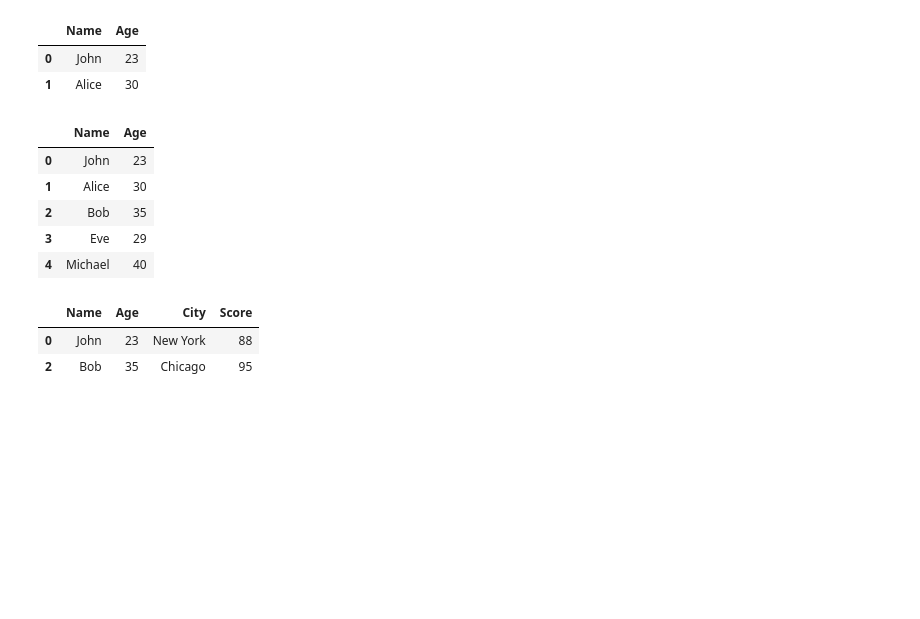
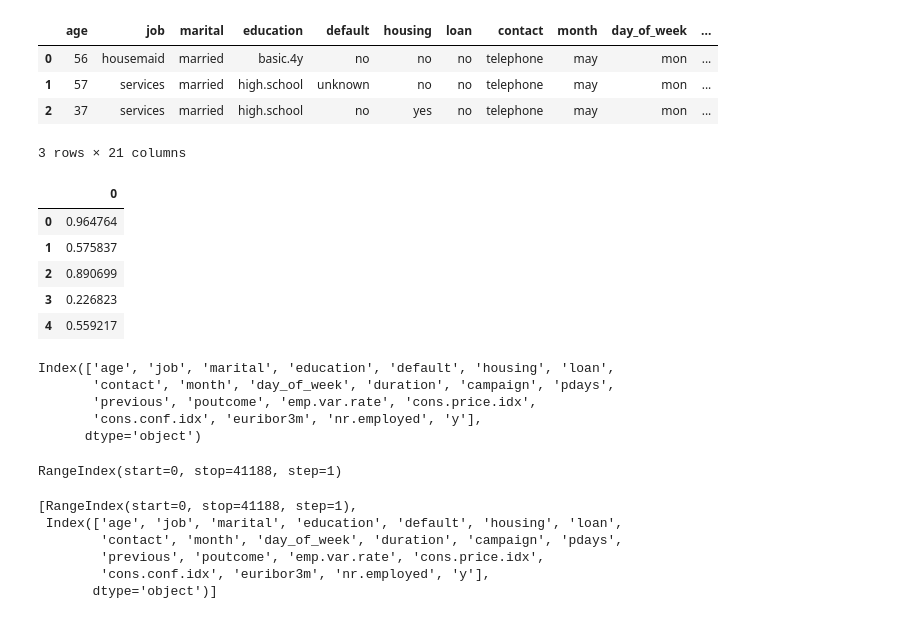
Before and after one commit to Mayurgohane/Python-Practice, a Jupyter notebook: 10 Oct.ipynb, the cells around one changed output. Cells and saved outputs as stored; diff of their text form; code cells hidden in the pictures; blank space fills up the shorter version.

```diff
--- a/10 Oct.ipynb
+++ b/10 Oct.ipynb
@@ -579,22 +0,0 @@ df = pd.DataFrame(data)
-# %%
-a = df.iloc[:2,:2]
-a
-# %% [output]
-|  | Name | Age |
-| 0 | John | 23 |
-| 1 | Alice | 30 |
-# %%
-df[['Name','Age']]
-# %% [output]
-|  | Name | Age |
-| 0 | John | 23 |
-| 1 | Alice | 30 |
-| 2 | Bob | 35 |
-| 3 | Eve | 29 |
-| 4 | Michael | 40 |
-# %%
-df.loc[[0,2]]
-# %% [output]
-|  | Name | Age | City | Score |
-| 0 | John | 23 | New York | 88 |
-| 2 | Bob | 35 | Chicago | 95 |
@@ -600,0 +4,41 @@ df.loc[[0,2]]
+# %%
+df = pd.read_csv('bank-additional-full.csv', sep=';')
+df.head(3)
+# %% [output]
+|  | age | job | marital | education | default | housing | loan | contact | month | day_of_week | ... |
+| 0 | 56 | housemaid | married | basic.4y | no | no | no | telephone | may | mon | ... |
+| 1 | 57 | services | married | high.school | unknown | no | no | telephone | may | mon | ... |
+| 2 | 37 | services | married | high.school | no | yes | no | telephone | may | mon | ... |
+3 rows × 21 columns
+# %%
+a = np.random.rand(5)
+b = pd.DataFrame(a)
+b
+# %% [output]
+|  | 0 |
+| 0 | 0.964764 |
+| 1 | 0.575837 |
+| 2 | 0.890699 |
+| 3 | 0.226823 |
+| 4 | 0.559217 |
+# %%
+df.columns
+# %% [output]
+Index(['age', 'job', 'marital', 'education', 'default', 'housing', 'loan',
+       'contact', 'month', 'day_of_week', 'duration', 'campaign', 'pdays',
+       'previous', 'poutcome', 'emp.var.rate', 'cons.price.idx',
+       'cons.conf.idx', 'euribor3m', 'nr.employed', 'y'],
+      dtype='object')
+# %%
+df.index
+# %% [output]
+RangeIndex(start=0, stop=41188, step=1)
+# %%
+df.axes
+# %% [output]
+[RangeIndex(start=0, stop=41188, step=1),
+ Index(['age', 'job', 'marital', 'education', 'default', 'housing', 'loan',
+        'contact', 'month', 'day_of_week', 'duration', 'campaign', 'pdays',
+        'previous', 'poutcome', 'emp.var.rate', 'cons.price.idx',
+        'cons.conf.idx', 'euribor3m', 'nr.employed', 'y'],
+       dtype='object')]
```
Also changed, not shown: parts of 107 cells of this notebook.
